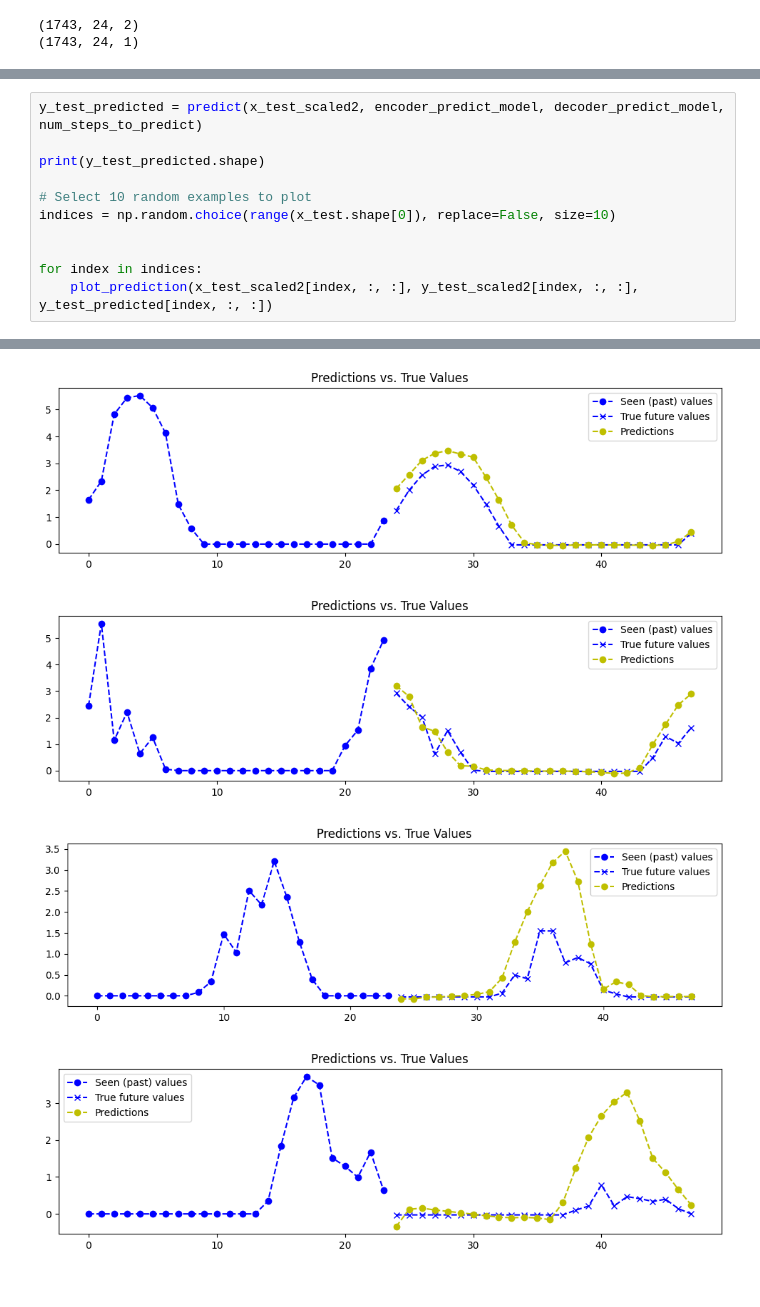
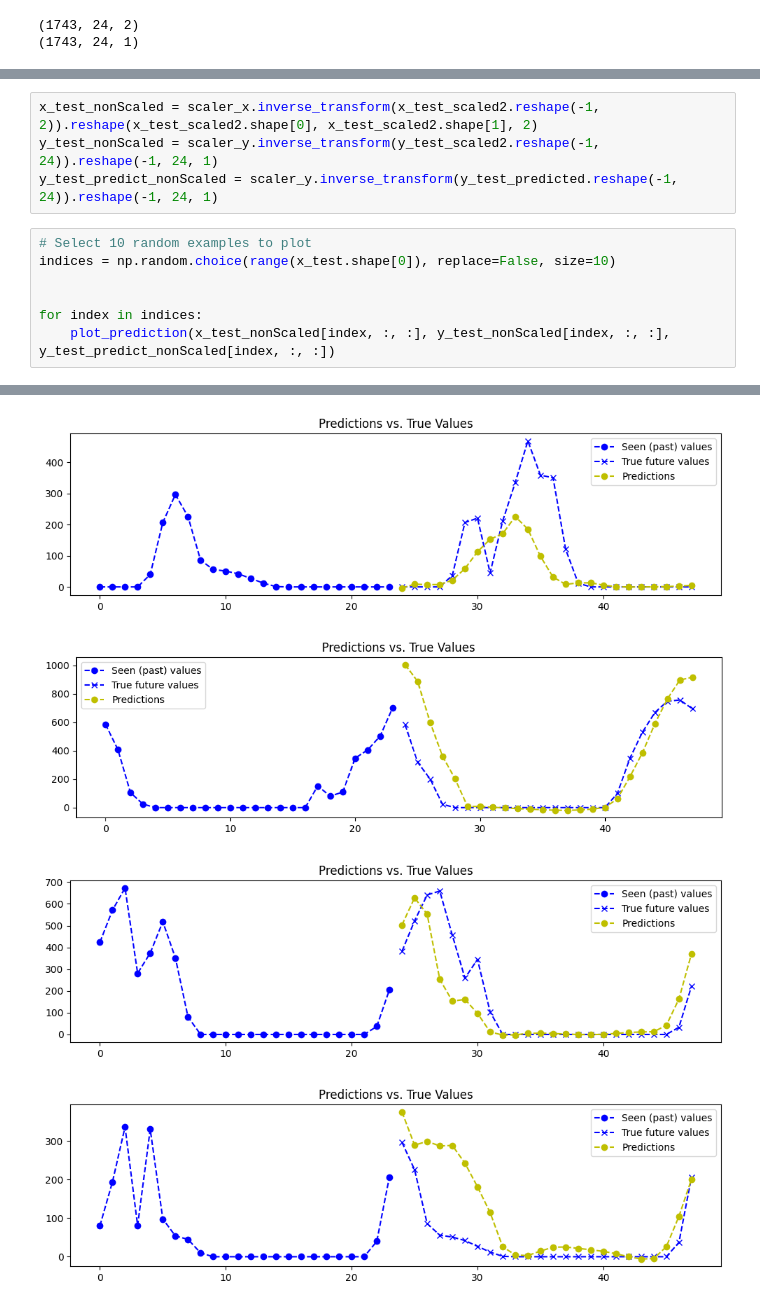
Before and after one commit to Rr-Diajeng/progress_ta, a Jupyter notebook: encoder_decoder/rnned_ghi24jam.ipynb, the cells around one changed output, grey strips where cells are left out. Drawn from its saved outputs; the diff is of its cells as text.

Commit message:
fix: untuk plot grafik pake data yang bukan scaler

```diff
--- a/encoder_decoder/rnned_ghi24jam.ipynb
+++ b/encoder_decoder/rnned_ghi24jam.ipynb
@@ -366,12 +390,12 @@ print(y_test_scaled2.shape)
+# %%
+x_test_nonScaled = scaler_x.inverse_transform(x_test_scaled2.reshape(-1, 2)).reshape(x_test_scaled2.shape[0], x_test_scaled2.shape[1], 2)
+y_test_nonScaled = scaler_y.inverse_transform(y_test_scaled2.reshape(-1, 24)).reshape(-1, 24, 1)
+y_test_predict_nonScaled = scaler_y.inverse_transform(y_test_predicted.reshape(-1, 24)).reshape(-1, 24, 1)
 # %%
-y_test_predicted = predict(x_test_scaled2, encoder_predict_model, decoder_predict_model, num_steps_to_predict)
-
-print(y_test_predicted.shape)
-
 # Select 10 random examples to plot
 indices = np.random.choice(range(x_test.shape[0]), replace=False, size=10)
 
 
 for index in indices:
-    plot_prediction(x_test_scaled2[index, :, :], y_test_scaled2[index, :, :], y_test_predicted[index, :, :])
+    plot_prediction(x_test_nonScaled[index, :, :], y_test_nonScaled[index, :, :], y_test_predict_nonScaled[index, :, :])
 # %% [output]
@@ -403,4 +408,4 @@ WARNING:tensorflow:5 out of the last 60 calls to <function TensorFlowTrainer.mak
-[figure, old version]
+[figure, new version]
-[figure, old version]
+[figure, new version]
-[figure, old version]
+[figure, new version]
-[figure, old version]
+[figure, new version]
```
Also changed, not shown: parts of 3 cells of this notebook, 4 other files.
